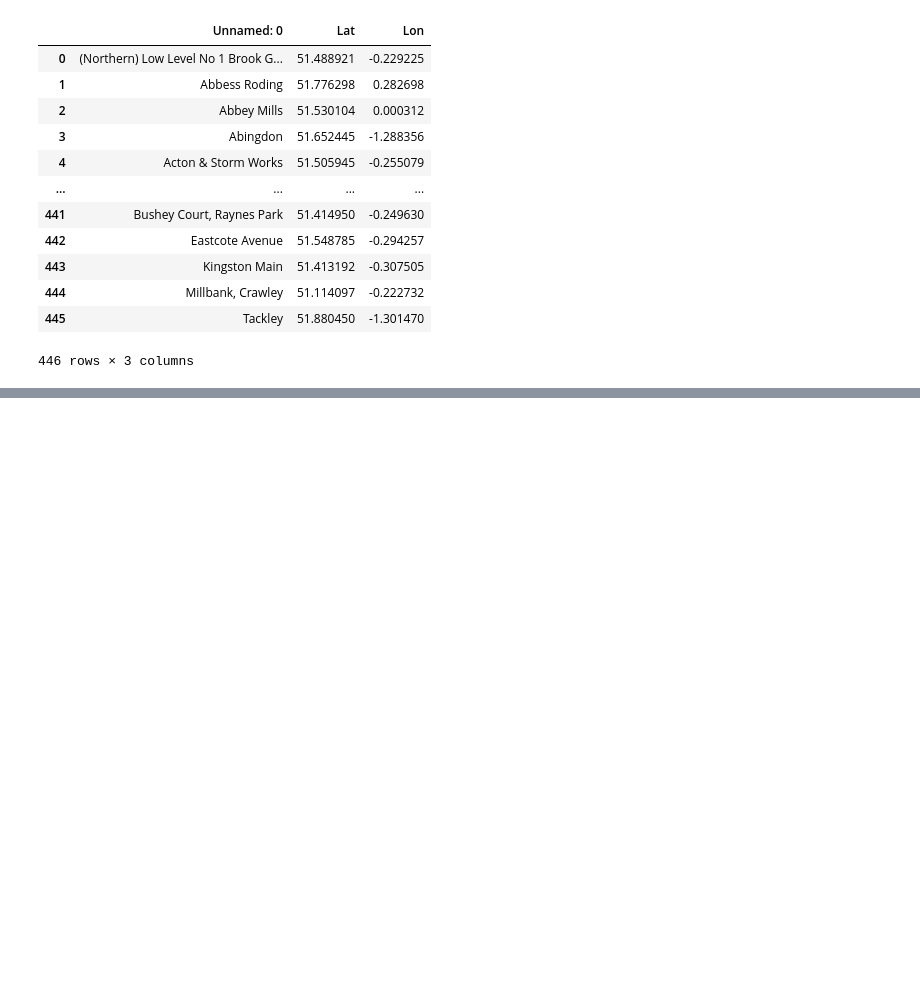
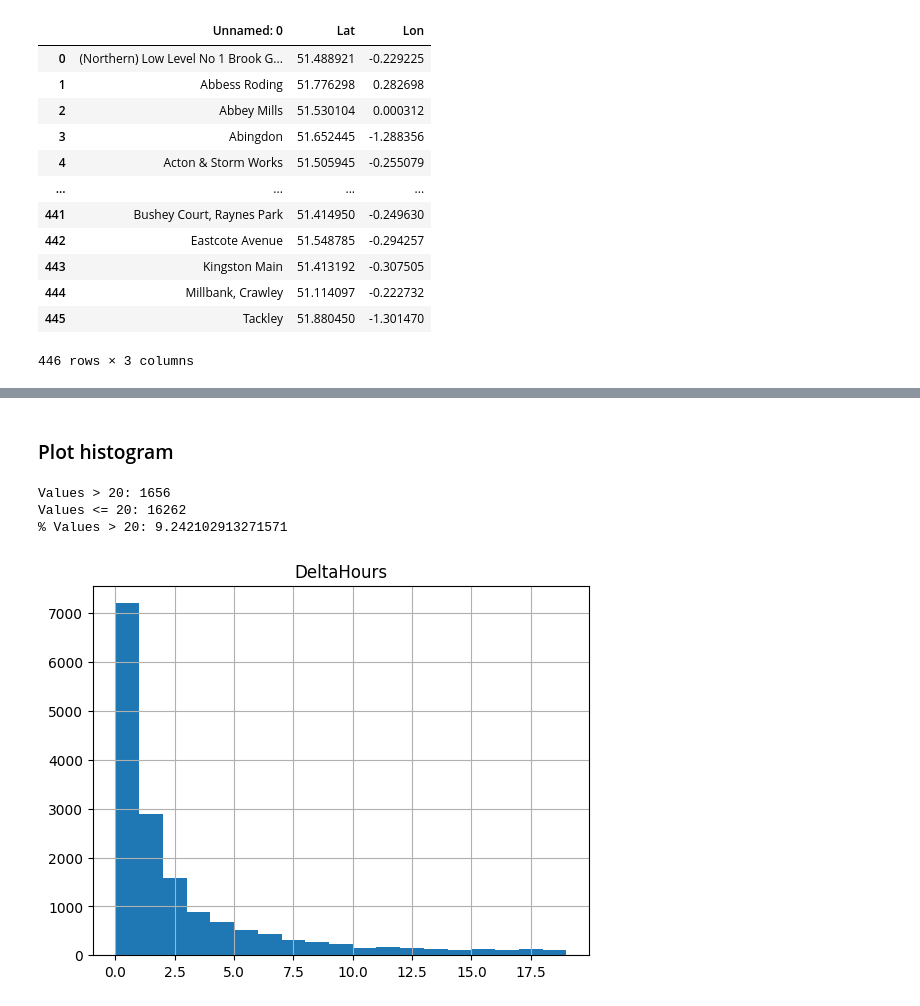
Before and after one commit to MassimilianoArca/Thames-Ecoli, a Jupyter notebook: thames/data_preprocessing/cso_rain_dataset.ipynb, the cells around one changed output, grey strips where cells are left out. Saved outputs shown, nothing was run; the diff lists cells and outputs as text; code cells hidden in the pictures; blank space fills up the shorter version.

```diff
--- a/thames/data_preprocessing/cso_rain_dataset.ipynb
+++ b/thames/data_preprocessing/cso_rain_dataset.ipynb
@@ -299,7 +326,7 @@ raw_cso_df
 | 4175 | {"meta": {"publisher": "Thames Wa... |
 4176 rows × 1 columns
 # %%
-json.loads(raw_cso_df.loc[6,0])
+json.loads(raw_cso_df.loc[2, 0])
 # %% [output]
 {'meta': {'publisher': 'Thames Water Utilities Limited',
   'licence': 'https://data.thameswater.co.uk/s/terms-of-service',
@@ -618,0 +791,31 @@ prova[prova["count"] > 1].to_csv("/Users/massimilianoarca/Library/CloudStorage/O
+# %%
+rows = []
+
+# Iterate over the DataFrame rows with a step of 2
+for i in range(0, len(new_df), 2):
+    start_row = new_df.iloc[i]
+    stop_row = new_df.iloc[i + 1]
+
+    # Check if the first row is 'Start' and the second row is 'Stop'
+    if start_row["AlertType"] == "Start" and stop_row["AlertType"] == "Stop":
+        # Add a new row to the list
+        rows.append(
+            {
+                "LocationName": start_row["LocationName"],
+                "Lat": start_row["X"],
+                "Lon": start_row["Y"],
+                "ReceivingWaterCourse": start_row["ReceivingWaterCourse"],
+                "StartDateTime": start_row["DateTime"],
+                "StopDateTime": stop_row["DateTime"],
+            }
+        )
+
+# Convert the list to a DataFrame
+final_df = pd.DataFrame(rows)
+# %%
+final_df.drop_duplicates(inplace=True)
+final_df["DeltaHours"] = (
+    pd.to_datetime(final_df["StopDateTime"])
+    - pd.to_datetime(final_df["StartDateTime"])
+).dt.total_seconds() / 3600
+final_df["IsValid"] = final_df["DeltaHours"] <= 20
@@ -618,0 +826,19 @@ prova[prova["count"] > 1].to_csv("/Users/massimilianoarca/Library/CloudStorage/O
+# %% [markdown]
+### Plot histogram
+# %%
+count = (final_df["DeltaHours"] > 20).sum()
+
+filtered_df = final_df[
+    (final_df["DeltaHours"] >= 0) & (final_df["DeltaHours"] <= 20)
+]
+filtered_df.hist(column="DeltaHours", bins=np.arange(0, 20, 1))
+
+print(f"Values > 20: {count}")
+print(f"Values <= 20: {filtered_df.shape[0]}")
+
+print(f"% Values > 20: {100 * count / final_df.shape[0]}")
+# %% [output]
+Values > 20: 1656
+Values <= 20: 16262
+% Values > 20: 9.242102913271571
+[figure, added]
```
Also changed, not shown: parts of 45 cells of this notebook, 1 other file.
